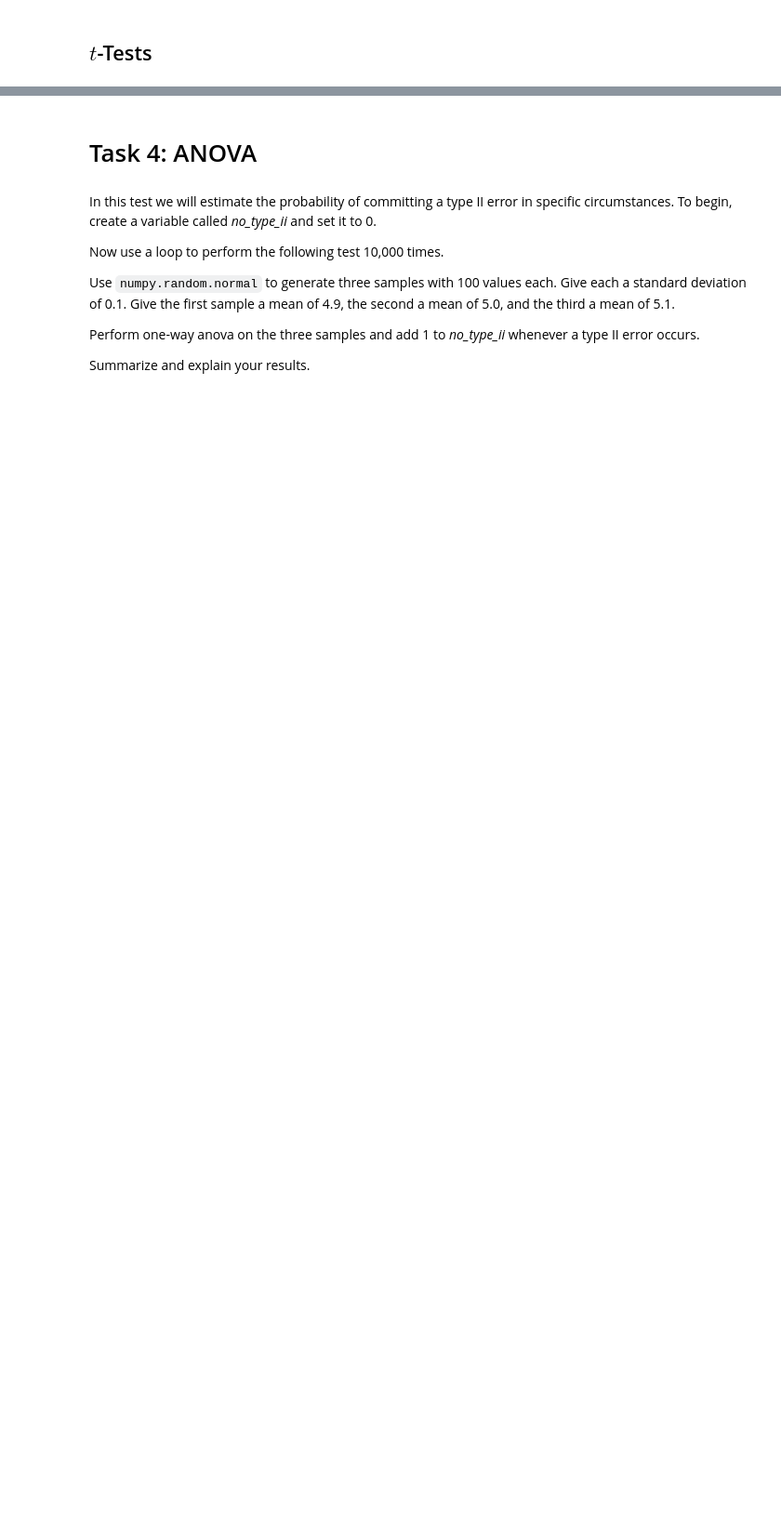
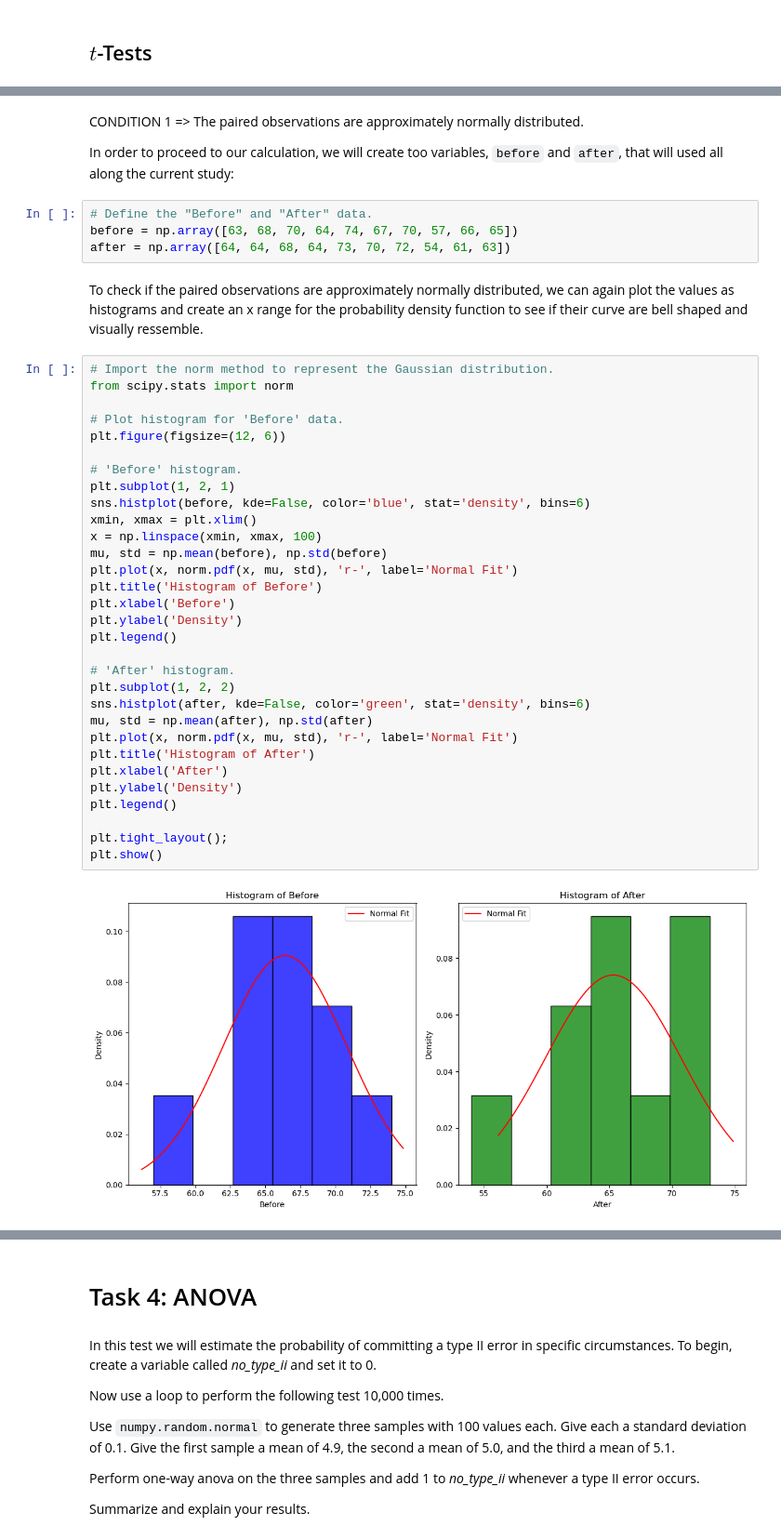
Before and after one commit to AndreaCignoni/applied_statistics_assessment, a Jupyter notebook: tasks.ipynb, the cells around one changed output, grey strips where cells are left out. Shown: that part at 93% size. Cells and saved outputs as stored; diff of their text form; blank space fills up the shorter version.

```diff
--- a/tasks.ipynb
+++ b/tasks.ipynb
@@ -756,0 +702,43 @@ The *Null* hypothesis is not going to be rejected because the mean has not been
+# %% [markdown]
+CONDITION 1 => The paired observations are approximately normally distributed.
+
+In order to proceed to our calculation, we will create too variables, `before` and `after`, that will used all along the current study:
+# %%
+# Define the "Before" and "After" data.
+before = np.array([63, 68, 70, 64, 74, 67, 70, 57, 66, 65])
+after = np.array([64, 64, 68, 64, 73, 70, 72, 54, 61, 63])
+# %% [markdown]
+To check if the paired observations are approximately normally distributed, we can again plot the values as histograms and create an x range for the probability density function to see if their curve are bell shaped and visually ressemble.
+# %%
+# Import the norm method to represent the Gaussian distribution.
+from scipy.stats import norm
+
+# Plot histogram for 'Before' data.
+plt.figure(figsize=(12, 6))
+
+# 'Before' histogram.
+plt.subplot(1, 2, 1)
+sns.histplot(before, kde=False, color='blue', stat='density', bins=6)
+xmin, xmax = plt.xlim()
+x = np.linspace(xmin, xmax, 100)
+mu, std = np.mean(before), np.std(before)
+plt.plot(x, norm.pdf(x, mu, std), 'r-', label='Normal Fit')
+plt.title('Histogram of Before')
+plt.xlabel('Before')
+plt.ylabel('Density')
+plt.legend()
+
+# 'After' histogram.
+plt.subplot(1, 2, 2)
+sns.histplot(after, kde=False, color='green', stat='density', bins=6)
+mu, std = np.mean(after), np.std(after)
+plt.plot(x, norm.pdf(x, mu, std), 'r-', label='Normal Fit')
+plt.title('Histogram of After')
+plt.xlabel('After')
+plt.ylabel('Density')
+plt.legend()
+
+plt.tight_layout();
+plt.show()
+# %% [output]
+[figure, added]
```
Also changed, not shown: parts of 44 cells of this notebook.
